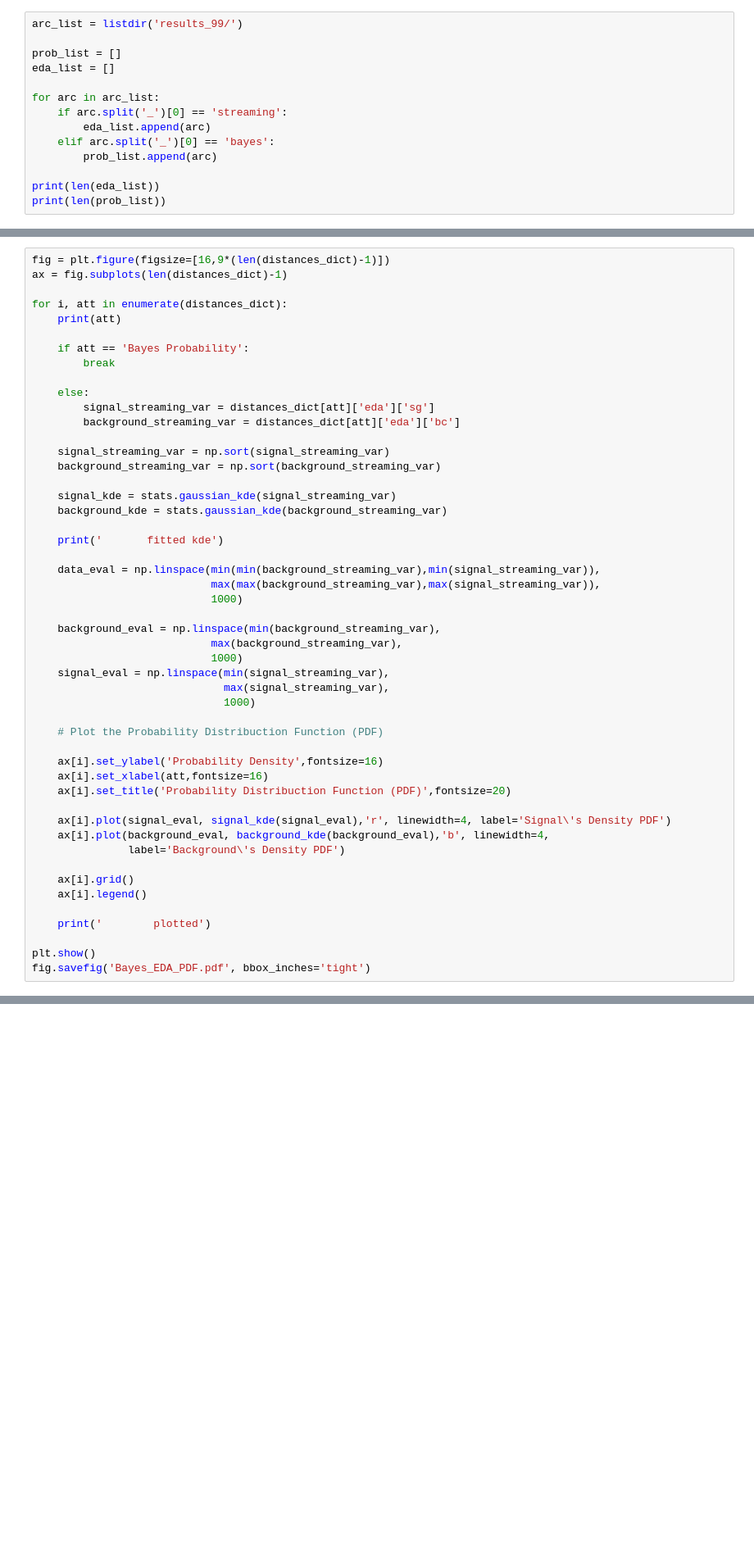
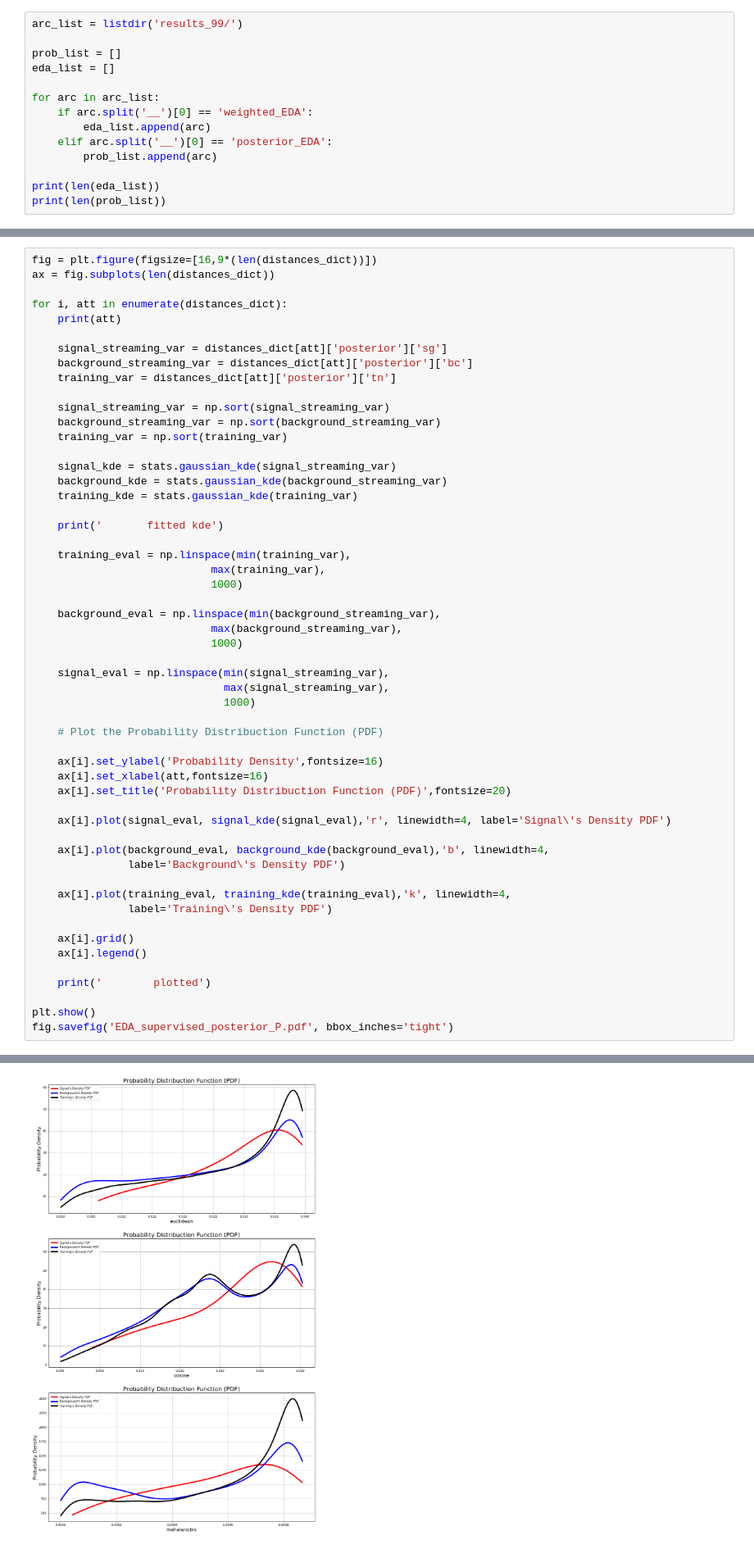
Before and after one commit to Esterci/Learning, a Jupyter notebook: Python/EDA_study/EDA_stats.ipynb, the cells around one changed output, grey strips where cells are left out. Shown: that part at 82% size. Drawn from its saved outputs; the diff is of its cells as text; blank space fills up the shorter version.

```diff
--- a/Python/EDA_study/EDA_stats.ipynb
+++ b/Python/EDA_study/EDA_stats.ipynb
@@ -10,9 +10,9 @@ prob_list = []
 eda_list = []
 
 for arc in arc_list:
-    if arc.split('_')[0] == 'streaming':
+    if arc.split('__')[0] == 'weighted_EDA':
         eda_list.append(arc)
-    elif arc.split('_')[0] == 'bayes':
+    elif arc.split('__')[0] == 'posterior_EDA':
         prob_list.append(arc)
 
 print(len(eda_list))
@@ -82,32 +122,32 @@ len(distances_dict['euclidean']['eda']['sg'])
 # %%
-fig = plt.figure(figsize=[16,9*(len(distances_dict)-1)])
-ax = fig.subplots(len(distances_dict)-1)
+fig = plt.figure(figsize=[16,9*(len(distances_dict))])
+ax = fig.subplots(len(distances_dict))
 
 for i, att in enumerate(distances_dict):
     print(att)
 
-    if att == 'Bayes Probability':
-        break
-
-    else:
-        signal_streaming_var = distances_dict[att]['eda']['sg']
-        background_streaming_var = distances_dict[att]['eda']['bc']
+    signal_streaming_var = distances_dict[att]['posterior']['sg']
+    background_streaming_var = distances_dict[att]['posterior']['bc']
+    training_var = distances_dict[att]['posterior']['tn']
 
     signal_streaming_var = np.sort(signal_streaming_var)
     background_streaming_var = np.sort(background_streaming_var)
+    training_var = np.sort(training_var)
 
     signal_kde = stats.gaussian_kde(signal_streaming_var)
     background_kde = stats.gaussian_kde(background_streaming_var)
+    training_kde = stats.gaussian_kde(training_var)
 
     print('       fitted kde')
 
-    data_eval = np.linspace(min(min(background_streaming_var),min(signal_streaming_var)),
-                            max(max(background_streaming_var),max(signal_streaming_var)),
+    training_eval = np.linspace(min(training_var),
+                            max(training_var),
                             1000)
 
     background_eval = np.linspace(min(background_streaming_var),
                             max(background_streaming_var),
                             1000)
+
     signal_eval = np.linspace(min(signal_streaming_var),
                               max(signal_streaming_var),
                               1000)
@@ -119,8 +159,12 @@ for i, att in enumerate(distances_dict):
     ax[i].set_title('Probability Distribuction Function (PDF)',fontsize=20)
 
     ax[i].plot(signal_eval, signal_kde(signal_eval),'r', linewidth=4, label='Signal\'s Density PDF')
+
     ax[i].plot(background_eval, background_kde(background_eval),'b', linewidth=4,
                label='Background\'s Density PDF')
+
+    ax[i].plot(training_eval, training_kde(training_eval),'k', linewidth=4,
+               label='Training\'s Density PDF')
 
     ax[i].grid()
     ax[i].legend()
@@ -128,4 +172,5 @@ for i, att in enumerate(distances_dict):
     print('        plotted')
 
 plt.show()
-fig.savefig('Bayes_EDA_PDF.pdf', bbox_inches='tight')
+fig.savefig('EDA_supervised_posterior_P.pdf', bbox_inches='tight')
+# %% [output]
@@ -131,0 +186 @@ fig.savefig('Bayes_EDA_PDF.pdf', bbox_inches='tight')
+[figure, added]
```
Also changed, not shown: parts of 8 cells of this notebook, 4 other files.
